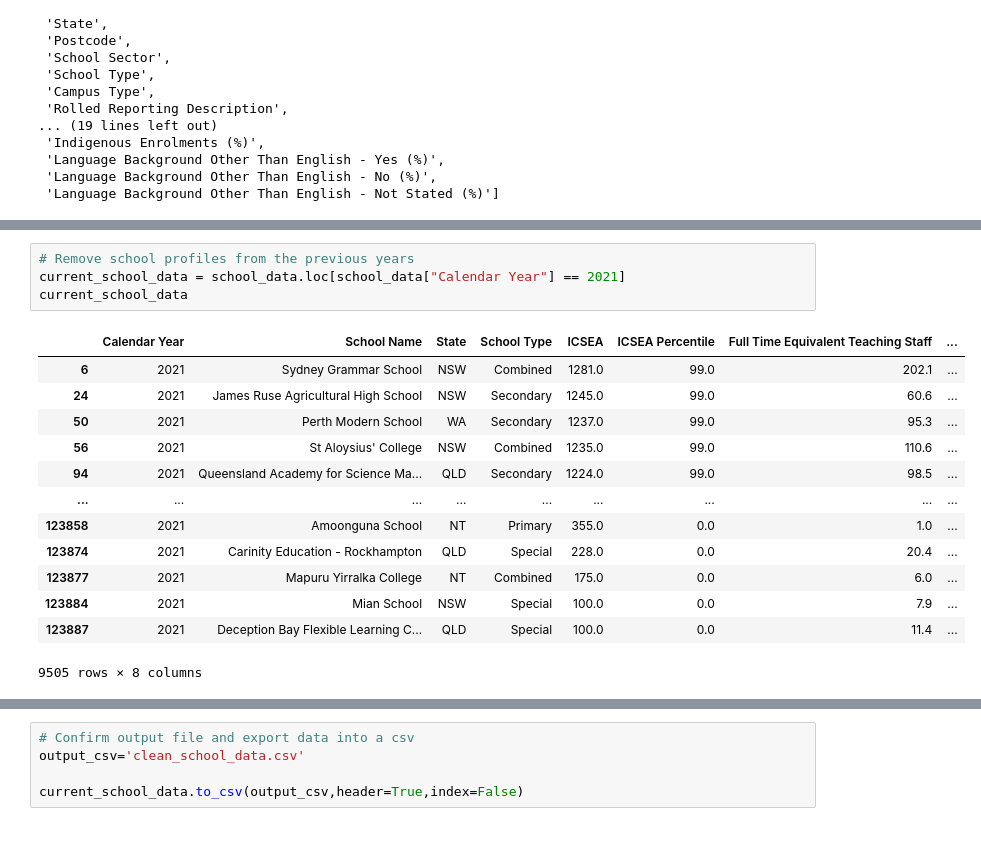
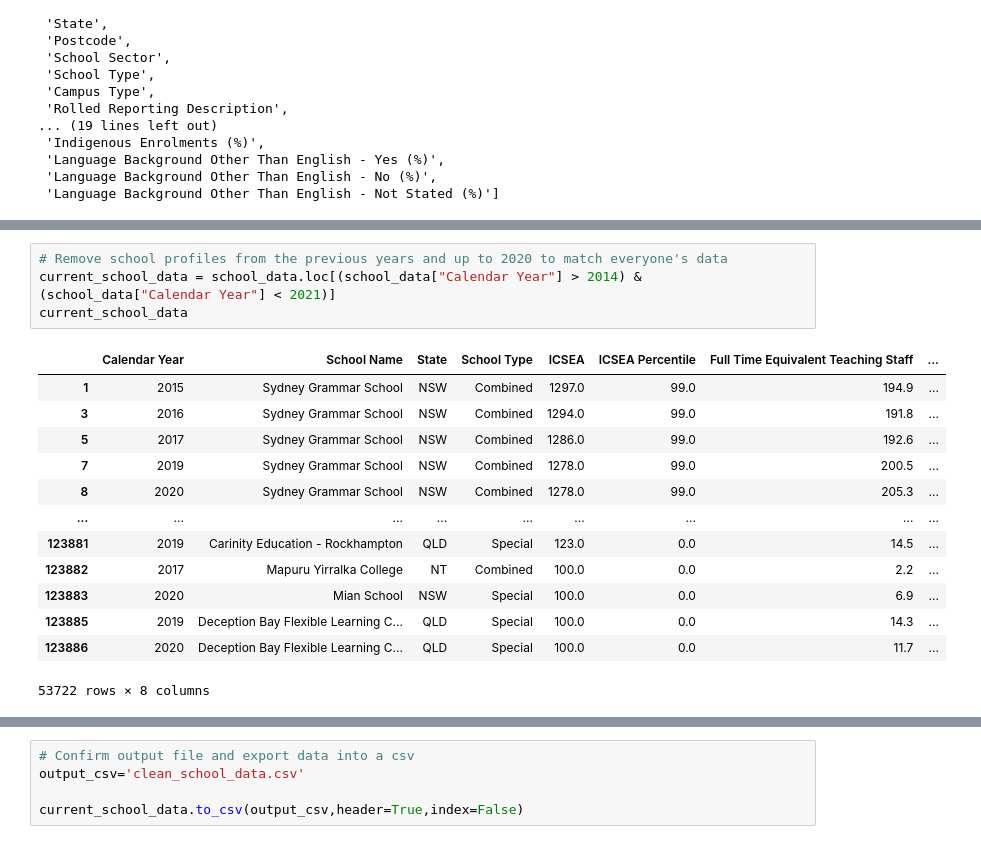
Before and after one commit to keners27/Project-1, a Jupyter notebook: School Data/school_data_clean.ipynb, the cells around one changed output, grey strips where cells are left out. Cells and saved outputs as stored; diff of their text form.

```diff
--- a/School Data/school_data_clean.ipynb
+++ b/School Data/school_data_clean.ipynb
@@ -63,21 +58,21 @@ See the caveats in the documentation: https://pandas.pydata.org/pandas-docs/stab
 # %%
-# Remove school profiles from the previous years
-current_school_data = school_data.loc[school_data["Calendar Year"] == 2021]
+# Remove school profiles from the previous years and up to 2020 to match everyone's data
+current_school_data = school_data.loc[(school_data["Calendar Year"] > 2014) & (school_data["Calendar Year"] < 2021)]
 current_school_data
 # %% [output]
 |  | Calendar Year | School Name | State | School Type | ICSEA | ICSEA Percentile | Full Time Equivalent Teaching Staff | ... |
-| 6 | 2021 | Sydney Grammar School | NSW | Combined | 1281.0 | 99.0 | 202.1 | ... |
-| 24 | 2021 | James Ruse Agricultural High School | NSW | Secondary | 1245.0 | 99.0 | 60.6 | ... |
-| 50 | 2021 | Perth Modern School | WA | Secondary | 1237.0 | 99.0 | 95.3 | ... |
-| 56 | 2021 | St Aloysius' College | NSW | Combined | 1235.0 | 99.0 | 110.6 | ... |
-| 94 | 2021 | Queensland Academy for Science Ma... | QLD | Secondary | 1224.0 | 99.0 | 98.5 | ... |
+| 1 | 2015 | Sydney Grammar School | NSW | Combined | 1297.0 | 99.0 | 194.9 | ... |
+| 3 | 2016 | Sydney Grammar School | NSW | Combined | 1294.0 | 99.0 | 191.8 | ... |
+| 5 | 2017 | Sydney Grammar School | NSW | Combined | 1286.0 | 99.0 | 192.6 | ... |
+| 7 | 2019 | Sydney Grammar School | NSW | Combined | 1278.0 | 99.0 | 200.5 | ... |
+| 8 | 2020 | Sydney Grammar School | NSW | Combined | 1278.0 | 99.0 | 205.3 | ... |
 | ... | ... | ... | ... | ... | ... | ... | ... | ... |
-| 123858 | 2021 | Amoonguna School | NT | Primary | 355.0 | 0.0 | 1.0 | ... |
-| 123874 | 2021 | Carinity Education - Rockhampton | QLD | Special | 228.0 | 0.0 | 20.4 | ... |
-| 123877 | 2021 | Mapuru Yirralka College | NT | Combined | 175.0 | 0.0 | 6.0 | ... |
-| 123884 | 2021 | Mian School | NSW | Special | 100.0 | 0.0 | 7.9 | ... |
-| 123887 | 2021 | Deception Bay Flexible Learning C... | QLD | Special | 100.0 | 0.0 | 11.4 | ... |
+| 123881 | 2019 | Carinity Education - Rockhampton | QLD | Special | 123.0 | 0.0 | 14.5 | ... |
+| 123882 | 2017 | Mapuru Yirralka College | NT | Combined | 100.0 | 0.0 | 2.2 | ... |
+| 123883 | 2020 | Mian School | NSW | Special | 100.0 | 0.0 | 6.9 | ... |
+| 123885 | 2019 | Deception Bay Flexible Learning C... | QLD | Special | 100.0 | 0.0 | 14.3 | ... |
+| 123886 | 2020 | Deception Bay Flexible Learning C... | QLD | Special | 100.0 | 0.0 | 11.7 | ... |
-9505 rows × 8 columns
+53722 rows × 8 columns
 # %%
 # Remove school profiles with the type special
 current_school_data = current_school_data.loc[school_data["School Type"] != "Special"]
```
Also changed, not shown: parts of 10 cells of this notebook, 4 other files.
